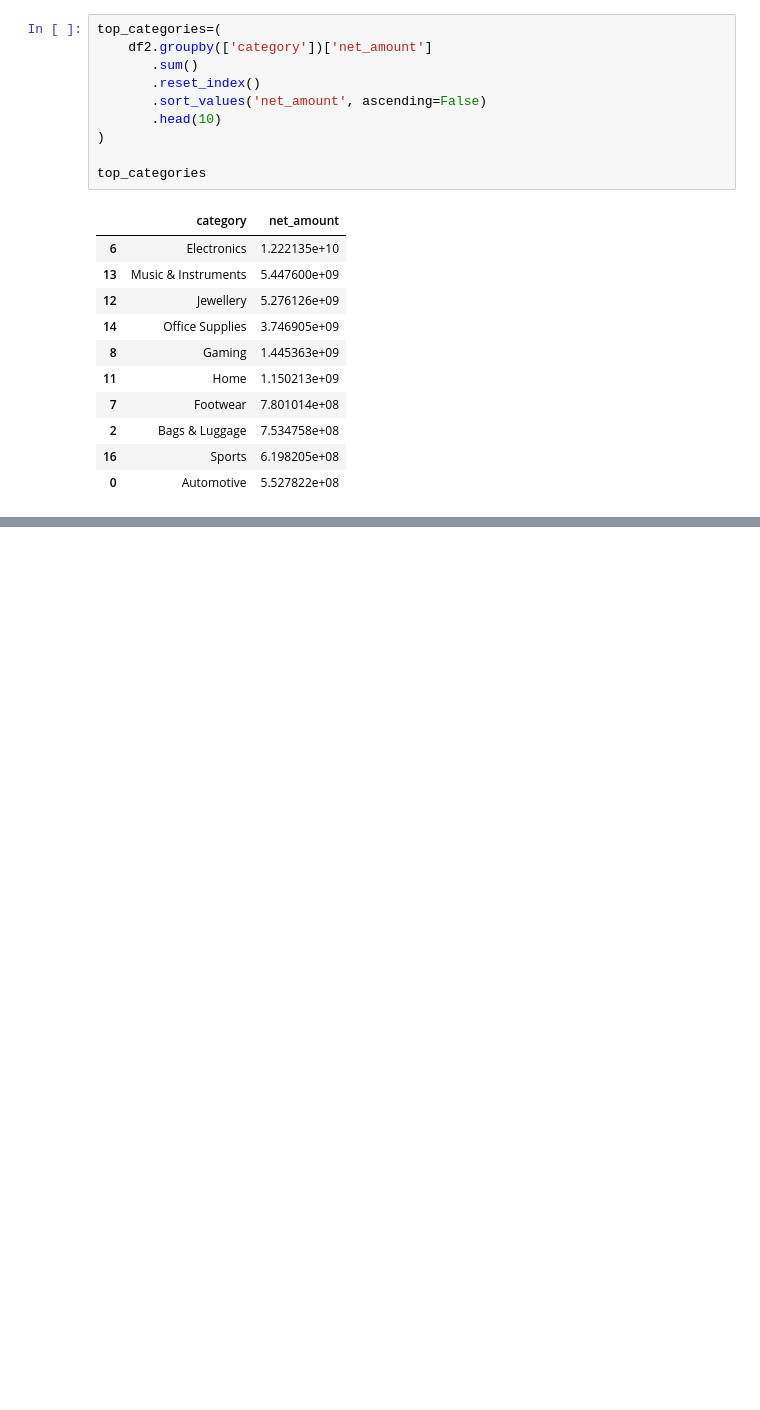
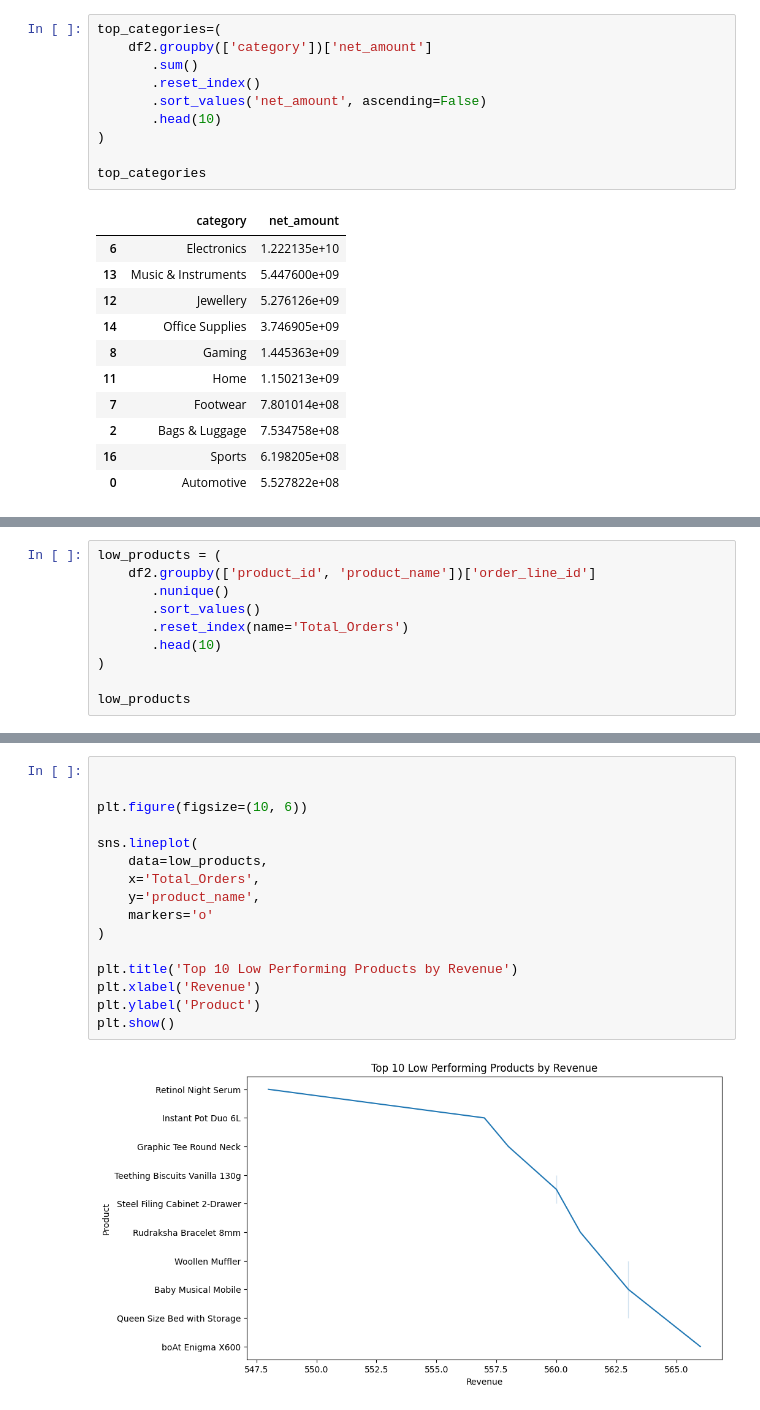
Before and after one commit to BhupathiTharun/Supply-chain-data-warehouse, a Jupyter notebook: notebooks/03_EDA.ipynb, the cells around one changed output, grey strips where cells are left out. Drawn from its saved outputs; the diff is of its cells as text; blank space fills up the shorter version.

```diff
--- a/notebooks/03_EDA.ipynb
+++ b/notebooks/03_EDA.ipynb
@@ -314,0 +451,10 @@ top_categories
+# %%
+low_products = (
+    df2.groupby(['product_id', 'product_name'])['order_line_id']
+       .nunique()
+       .sort_values()
+       .reset_index(name='Total_Orders')
+       .head(10)
+)
+
+low_products
@@ -314,0 +473,18 @@ top_categories
+# %%
+
+
+plt.figure(figsize=(10, 6))
+
+sns.lineplot(
+    data=low_products,
+    x='Total_Orders',
+    y='product_name',
+    markers='o'
+)
+
+plt.title('Top 10 Low Performing Products by Revenue')
+plt.xlabel('Revenue')
+plt.ylabel('Product')
+plt.show()
+# %% [output]
+[figure, added]
```
Also changed, not shown: parts of 59 cells of this notebook, 1 other file.
